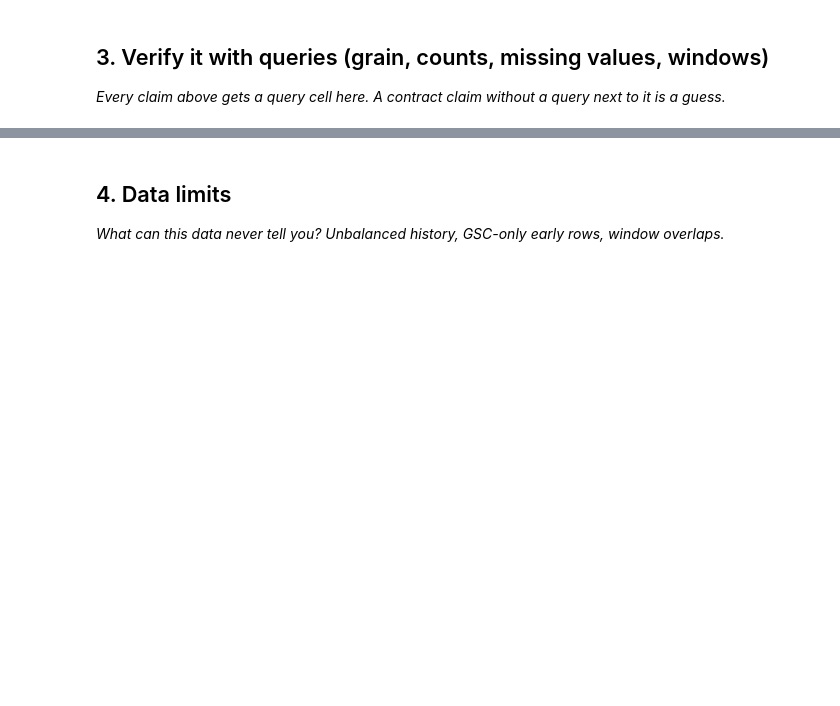
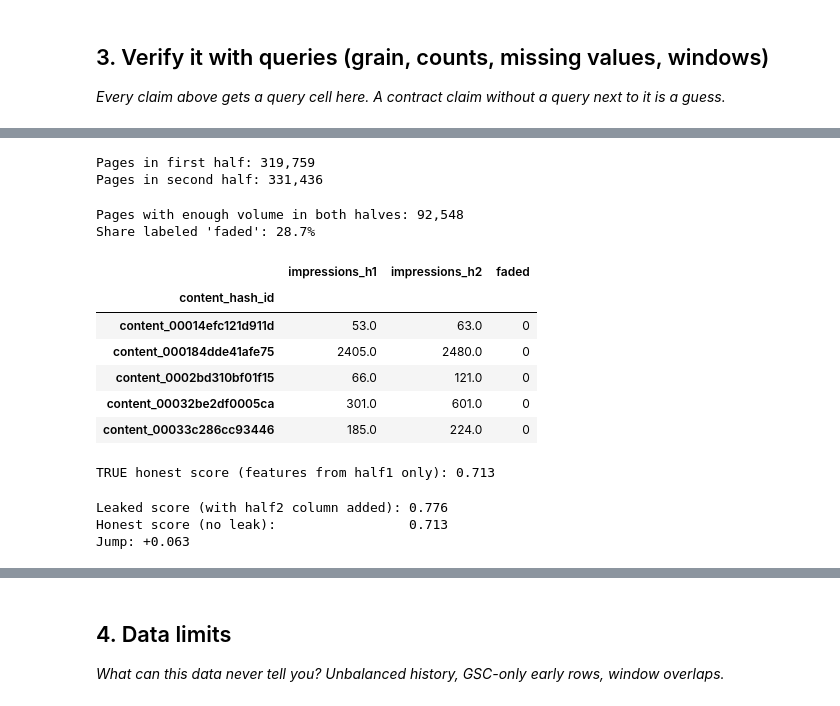
Before and after one commit to sarahibdah/Flyrank-ML-Internship-Sarah, a Jupyter notebook: work/notebooks/w03_data_contract.ipynb, the cells around one changed output, grey strips where cells are left out. Saved outputs shown, nothing was run; the diff lists cells and outputs as text; code cells hidden in the pictures; blank space fills up the shorter version.

```diff
--- a/work/notebooks/w03_data_contract.ipynb
+++ b/work/notebooks/w03_data_contract.ipynb
@@ -29,0 +109,63 @@ This skeleton is yours to fill. Work the sections **in order** — each one has
+# %%
+import datetime
+cutoff = datetime.date(2026, 3, 15)
+
+half1 = march[march["report_date"] <= cutoff].groupby("content_hash_id")["gsc_impressions"].sum()
+half2 = march[march["report_date"] > cutoff].groupby("content_hash_id")["gsc_impressions"].sum()
+
+print(f"Pages in first half: {len(half1):,}")
+print(f"Pages in second half: {len(half2):,}")
+# %% [output]
+Pages in first half: 319,759
+Pages in second half: 331,436
+# %%
+label_df = pd.DataFrame({"impressions_h1": half1, "impressions_h2": half2}).dropna()
+label_df = label_df[label_df["impressions_h1"] >= 50]  # enough volume to measure a real drop
+
+label_df["faded"] = ((label_df["impressions_h2"] - label_df["impressions_h1"]) / label_df["impressions_h1"] <= -0.20).astype(int)
+
+print(f"Pages with enough volume in both halves: {len(label_df):,}")
+print(f"Share labeled 'faded': {label_df['faded'].mean():.1%}")
+label_df.head()
+# %% [output]
+Pages with enough volume in both halves: 92,548
+Share labeled 'faded': 28.7%
+|  | impressions_h1 | impressions_h2 | faded |
+| content_hash_id |  |  |  |
+| content_00014efc121d911d | 53.0 | 63.0 | 0 |
+| content_000184dde41afe75 | 2405.0 | 2480.0 | 0 |
+| content_0002bd310bf01f15 | 66.0 | 121.0 | 0 |
+| content_00032be2df0005ca | 301.0 | 601.0 | 0 |
+| content_00033c286cc93446 | 185.0 | 224.0 | 0 |
+# %%
+from sklearn.tree import DecisionTreeClassifier
+from sklearn.model_selection import cross_val_score
+h1_data = march[march["report_date"] <= datetime.date(2026, 3, 15)]
+
+honest_features = h1_data.groupby("content_hash_id").agg(
+    total_impressions=("gsc_impressions", "sum"),
+    avg_position=("gsc_avg_position", "mean"),
+    total_pageviews=("ga4_pageviews", "sum"),
+    pct_days_gsc_available=("gsc_data_available", "mean"),
+    total_organic_sessions=("sessions_organic", "sum"),
+)
+
+X_honest2 = honest_features.reindex(label_df.index).fillna(0)
+y = label_df["faded"]
+
+honest_score2 = cross_val_score(DecisionTreeClassifier(max_depth=3), X_honest2, y, cv=3).mean()
+print(f"TRUE honest score (features from half1 only): {honest_score2:.3f}")
+# %% [output]
+TRUE honest score (features from half1 only): 0.713
+# %%
+data2 = X_honest2.copy()
+data2["leak_impressions_h2"] = label_df["impressions_h2"]
+
+leaked_score2 = cross_val_score(DecisionTreeClassifier(max_depth=3), data2, y, cv=3).mean()
+print(f"Leaked score (with half2 column added): {leaked_score2:.3f}")
+print(f"Honest score (no leak):                 {honest_score2:.3f}")
+print(f"Jump: +{leaked_score2 - honest_score2:.3f}")
+# %% [output]
+Leaked score (with half2 column added): 0.776
+Honest score (no leak):                 0.713
+Jump: +0.063
```
Also changed, not shown: parts of 15 cells of this notebook.
